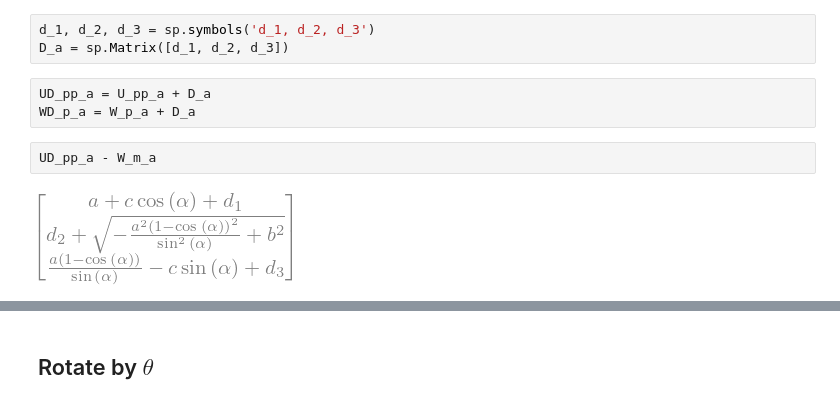
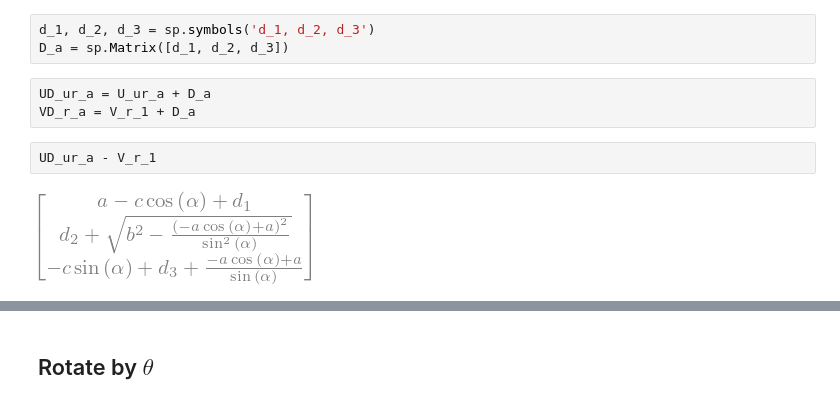
Before and after one commit to bmcs-group/bmcs_shell, a Jupyter notebook: bmcs_shell/folding/wb_cell.ipynb, the cells around one changed output, grey strips where cells are left out. Cells and saved outputs as stored; diff of their text form.

```diff
--- a/bmcs_shell/folding/wb_cell.ipynb
+++ b/bmcs_shell/folding/wb_cell.ipynb
@@ -200,11 +123,11 @@ q_theta
 # %%
 d_1, d_2, d_3 = sp.symbols('d_1, d_2, d_3')
 D_a = sp.Matrix([d_1, d_2, d_3])
-# %%
-UD_pp_a = U_pp_a + D_a
-WD_p_a = W_p_a + D_a
-# %%
-UD_pp_a - W_m_a
-# %% [output]
-[figure, removed]
+# %%
+UD_ur_a = U_ur_a + D_a
+VD_r_a = V_r_1 + D_a
+# %%
+UD_ur_a - V_r_1
+# %% [output]
+[figure, added]
 # %%
```
Also changed, not shown: parts of 55 cells of this notebook, 8 other files.
